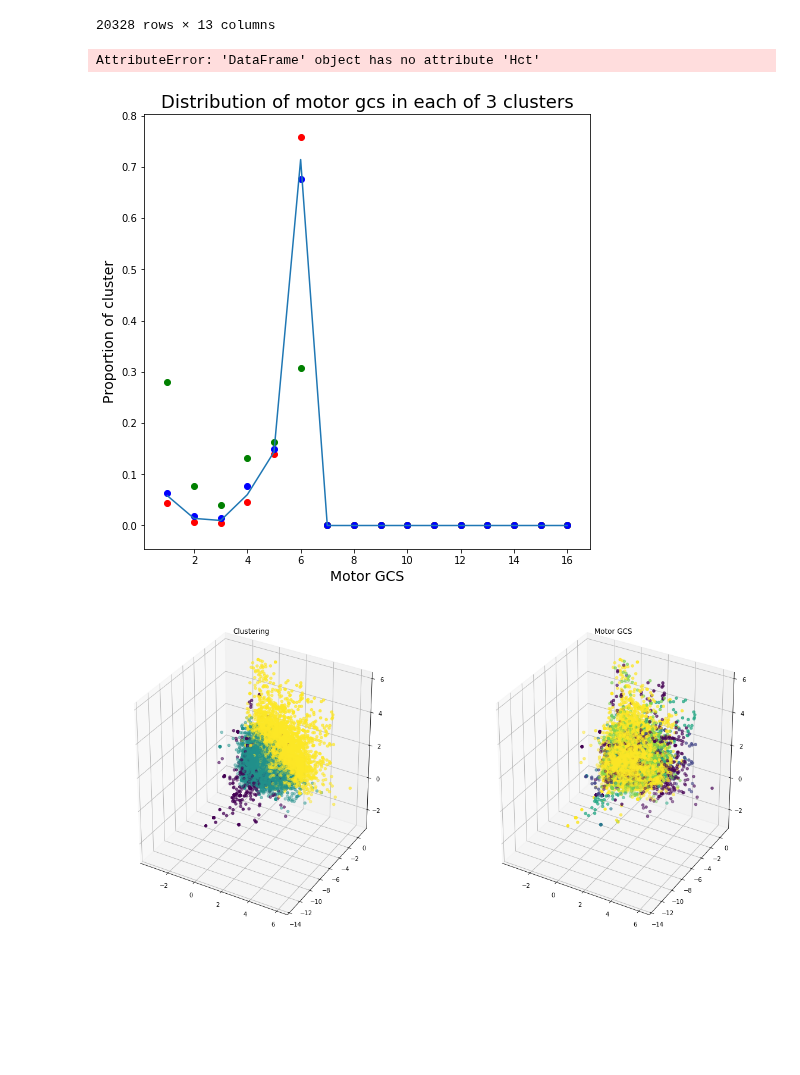
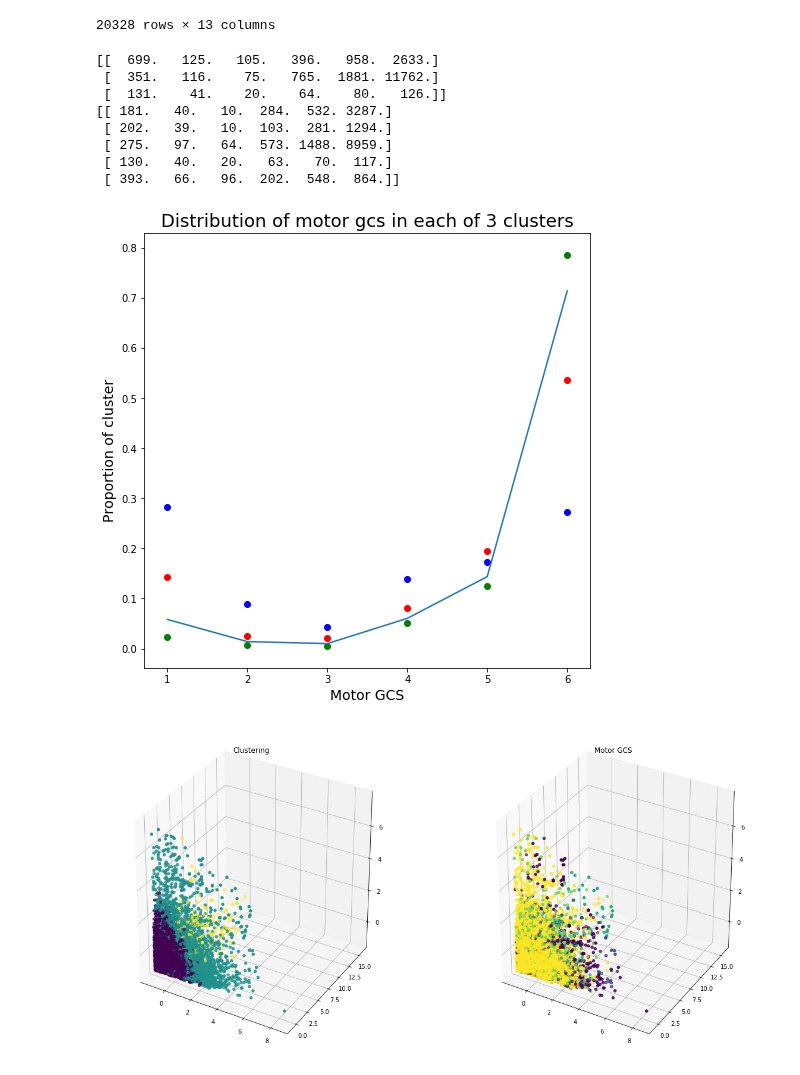
Before and after one commit to adit98/tbi, a Jupyter notebook: notebooks/Clustering.ipynb, the cells around one changed output. Saved outputs shown, nothing was run; the diff lists cells and outputs as text; code cells hidden in the pictures; blank space fills up the shorter version.

```diff
--- a/notebooks/Clustering.ipynb
+++ b/notebooks/Clustering.ipynb
@@ -31,32 +31,24 @@ display(binned_data)
 | 20326 | 20326 | 3351909 | 22 | 4.0 | 6.0 | 63.250000 | 72.0 | ... |
 | 20327 | 20327 | 3351909 | 23 | 4.0 | 6.0 | 62.750000 | 55.0 | ... |
 20328 rows × 13 columns
-# %%
-#drop cols with more than 110000 nans
-data_no_nan = binned_data[binned_data.columns[binned_data.isnull().sum()<50000]]
-
-#drop rows with nans, first col, and patient id/offset
-final_data = data_no_nan.dropna()
-final_data = final_data.drop(final_data.columns[[0, -1, -2]], axis = 1)
-clustering = KMeans(n_clusters = 3, random_state = 5)
-clustering.fit(final_data)
-#plot the scatterplot
-color_theme = np.array(['darkgray', 'lightsalmon', 'powderblue'])
-#plt.subplot(1,2,1)
-plt.scatter(x = final_data.Hct, y = final_data.BUN, c = color_theme[clustering.labels_], s = 50)
-plt.title('Ground Truth')
-# %% [output]
-AttributeError: 'DataFrame' object has no attribute 'Hct'
 # %%
-new_df = binned_data[['hr', 'sao2','resp', 'noninvasivemean', 'temp', 'verbal', 'eyes', 'gcs']]
+new_df = binned_data[['hr', 'sao2','resp','temp', 'noninvasivemean', 'verbal', 'eyes', 'gcs']]
 new_df = new_df.dropna()
 
 #predictors
 v = new_df.values[:, :new_df.shape[1]-3]
+v2 = v.copy()
+
+for c in np.arange(v2.shape[1]):
+    v2[:, c] = np.abs(v2[:, c] - np.median(v2[:, c]))
+
 from sklearn.preprocessing import StandardScaler
 scaler = StandardScaler()
 scaler.fit(v)
 v = scaler.transform(v)
+
+scaler.fit(v2)
+v2 = scaler.transform(v2)
 
 #labels
 g = new_df.values[:, new_df.shape[1]-1]
@@ -81,38 +73,60 @@ def clusterDistributions(v, g, k = 3):
     clustering = KMeans(n_clusters = k)
     cluster_labels = clustering.fit_predict(v)
     a = np.unique(cluster_labels)
-    cts = np.zeros((a.shape[0], np.unique(g).shape[0]))
+    cts = np.zeros((a.shape[0], np.unique(g.astype(int)).shape[0]))
     l = 0
     for i in a:
         inds = np.where(cluster_labels == a[i])[0]
         score, scorects = np.unique(g[inds].astype(int), return_counts = True)
         for j in np.arange(len(score)):
             cts[l, score[j] - 1] = scorects[j]
         l = l + 1
     return cts
 
 def plotGrpDist(grpcts, k = 3, norm = False):
     x = np.arange(grpcts.shape[1]) + 1
     c = ['r', 'g', 'b', 'k', 'y']
     i = 0
     plt.figure(figsize = (8,8))
+    dists = []
     for r in np.arange(grpcts.shape[0]):
         dist = grpcts[r, :]
         dist = dist/np.sum(dist)
+        dists.append(dist)
         if(norm):
             dist = dist - (np.sum(grpcts, axis = 0)/np.sum(grpcts))
         plt.scatter(x, dist, color = c[i])
         plt.title("Distribution of motor gcs in each of " + str(k) + " clusters", size = 18)
         plt.xlabel("Motor GCS", size = 14)
         plt.ylabel("Proportion of cluster", size = 14)
         i = i + 1
     if not norm:
         plt.plot(x, np.sum(grpcts, axis = 0)/np.sum(grpcts))
+    return dists
 
 k = 3
-grpcts = clusterDistributions(v, g, k)
-plotGrpDist(grpcts, k, norm = False)
-plotClusters(v, g, 3)
+grpcts = clusterDistributions(v2, g, k)
+dists1 = plotGrpDist(grpcts, k, norm = False)
+plt.savefig('dists1.png', bbox_inches = 'tight')
+plotClusters(v2, g, k)
+plt.savefig('clusts1.png', bbox_inches = 'tight')
+print(grpcts)
+
+k = 5
+grpcts = clusterDistributions(v2, g, k)
+dists2 = plotGrpDist(grpcts, k, norm = False)
+plt.savefig('dists2.png', bbox_inches = 'tight')
+plotClusters(v2, g, k)
+plt.savefig('clusts2.png', bbox_inches = 'tight')
+print(grpcts)
 # %% [output]
+[[  699.   125.   105.   396.   958.  2633.]
+ [  351.   116.    75.   765.  1881. 11762.]
+ [  131.    41.    20.    64.    80.   126.]]
+[[ 181.   40.   10.  284.  532. 3287.]
+ [ 202.   39.   10.  103.  281. 1294.]
+ [ 275.   97.   64.  573. 1488. 8959.]
+ [ 130.   40.   20.   63.   70.  117.]
+ [ 393.   66.   96.  202.  548.  864.]]
-[figure, old version]
+[figure, new version]
-[figure, old version]
+[figure, new version]
```
Also changed, not shown: parts of 3 cells of this notebook.
